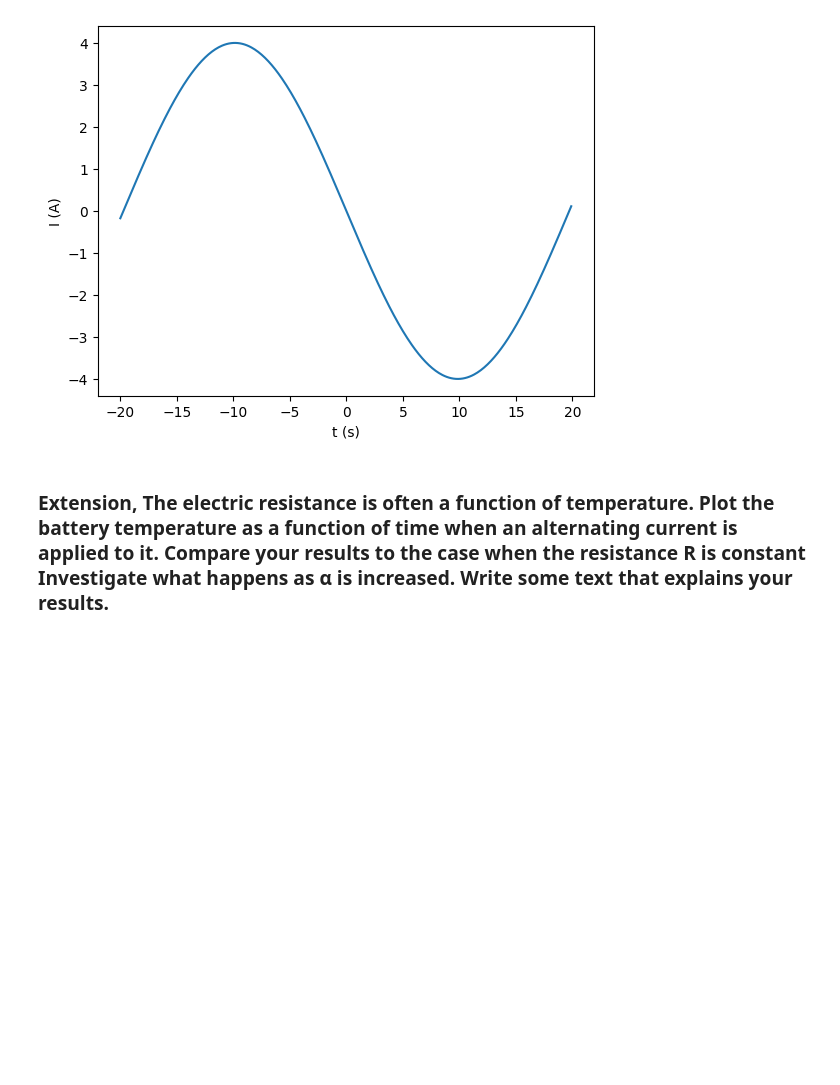
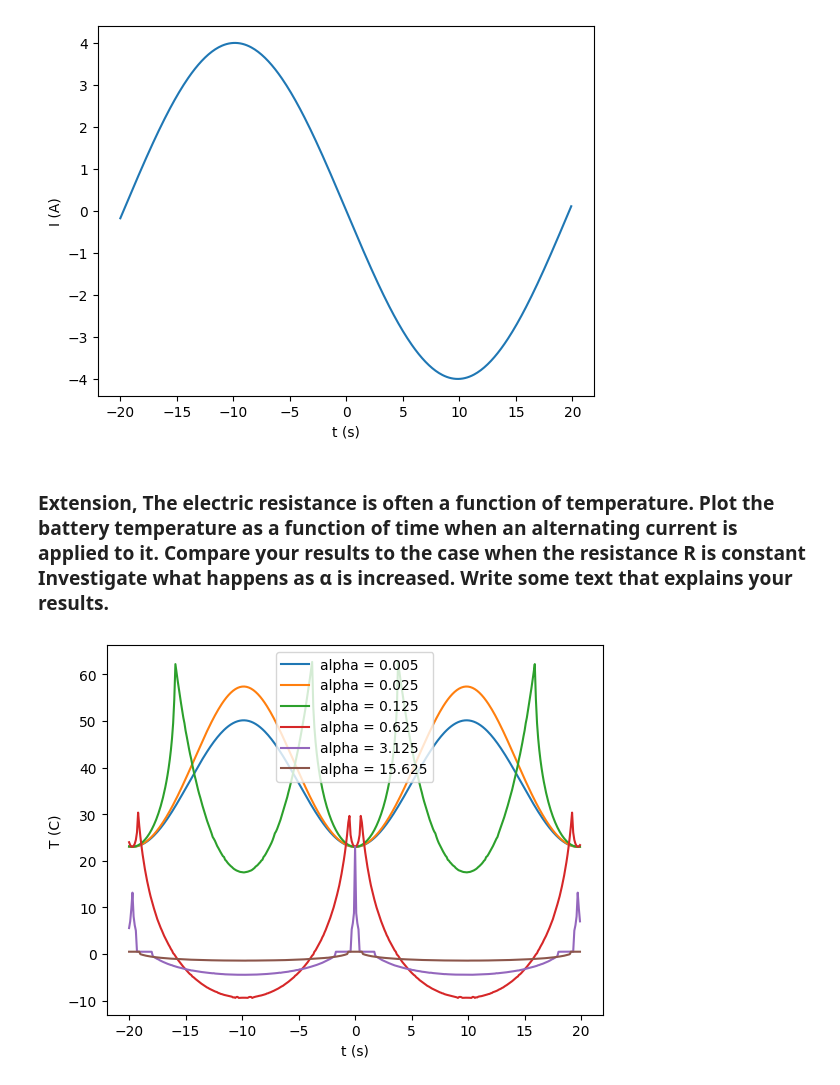
Before and after one commit to pilipb/Exercises_SC, a Jupyter notebook: jupiterEx.ipynb, the cells around one changed output. Drawn from its saved outputs; the diff is of its cells as text; code cells hidden in the pictures; blank space fills up the shorter version.

```diff
--- a/jupiterEx.ipynb
+++ b/jupiterEx.ipynb
@@ -49,10 +49,34 @@ plt.show()
 [figure]
 # %% [markdown]
 ### Extension, The electric resistance is often a function of temperature. Plot the battery temperature as a function of time when an alternating current is applied to it. Compare your results to the case when the resistance R is constant Investigate what happens as α is increased. Write some text that explains your results.
-# %%
-R0 = 3e-4 # ohm
-alpha = 0.01 # 1/C
-# R = R0 * exp(alpha*Temp)
-h = 1.86e-4 # W/C
-
-newFun = lambda T : T - T_air - (I**2 * R0 * np.exp(alpha*T))/h
+# %%
+R0 = 3e-4 # ohm
+alpha = 0.001 # 1/C
+# R = R0 * exp(alpha*Temp)
+h = 1.86e-4 # W/C
+T_air = 23 # C
+
+# for a sinusoidally varying current I(t) = I0*sin(omega*t) calculate temperature at each time and plot against time
+
+I_0 = 4 # A
+omega = 314 # rad/s
+
+t = np.arange(-20, 20, 0.1)
+I = I_0*np.sin(omega*t)
+T = np.zeros(len(t))
+
+# plot for alpha = 0.01, 0.1, 1
+for i in range(6):
+    for i in range(len(I)):
+        newFun = lambda T : T - T_air - (I[i]**2 * R0 * np.exp(alpha*T))/h
+        T[i] = sp.optimize.root(newFun, 0.5).x[0]
+    alpha = alpha*5
+
+    plt.plot(t, T, label = 'alpha = ' + str(alpha))
+
+plt.legend()
+plt.xlabel('t (s)')
+plt.ylabel('T (C)')
+plt.show()
+# %% [output]
+[figure, added]
```
